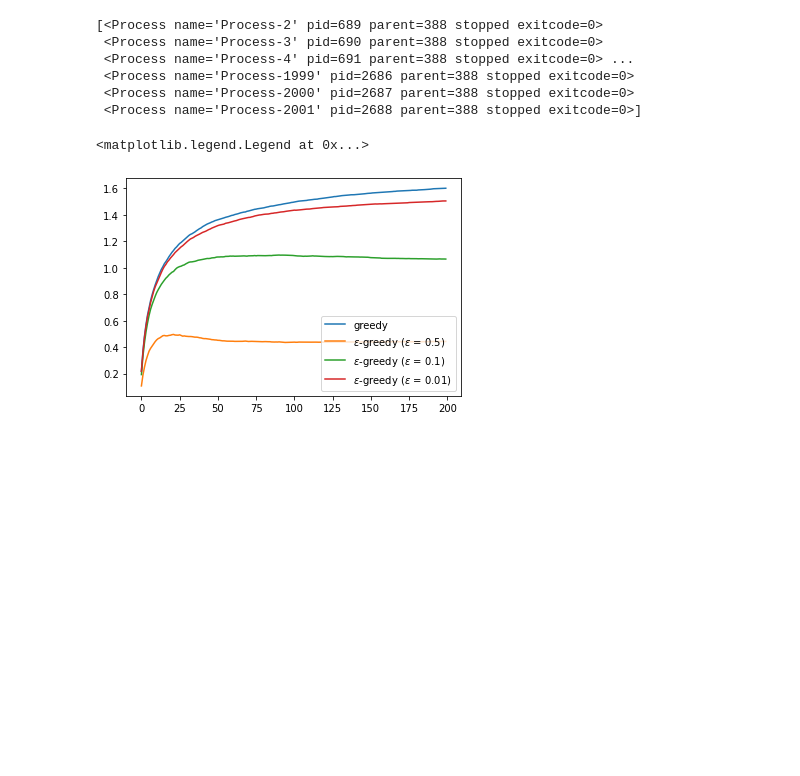
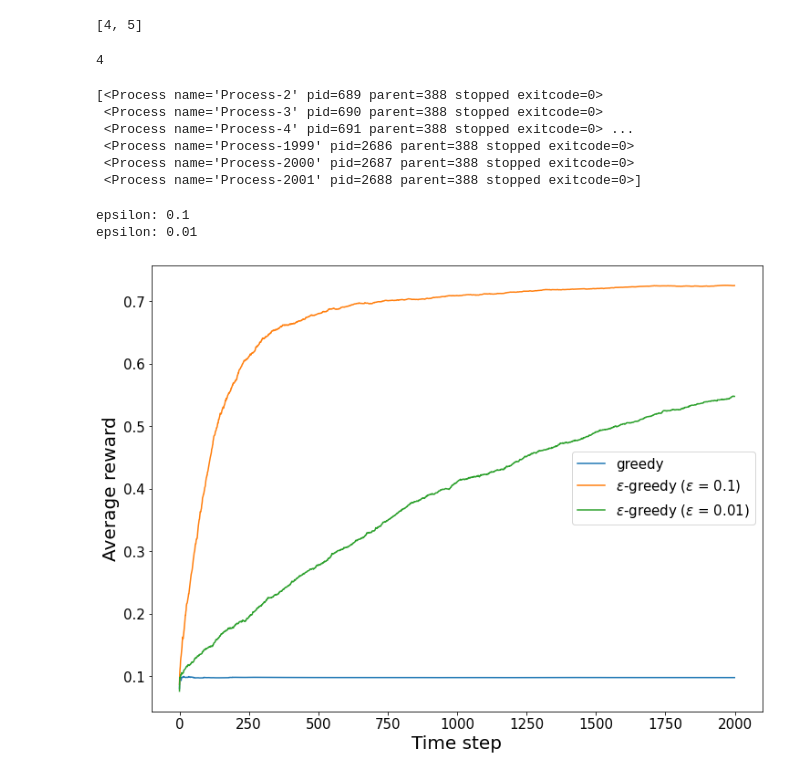
Before and after one commit to cromz22/bandit, a Jupyter notebook: bandit.ipynb, the cells around one changed output. Cells and saved outputs as stored; diff of their text form; code cells hidden in the pictures; blank space fills up the shorter version.

Commit message:
output figures

```diff
--- a/bandit.ipynb
+++ b/bandit.ipynb
@@ -5,15 +38,30 @@ from multiprocessing import Pool
+# %%
+def choose(a):
+    if len(a) == 1:
+        return a[0]
+    else:
+        choice = np.random.randint(len(a))
+        return a[choice]
+# %%
+# example
+e = [1, 1, 2, 3, 5, 5]
+a = argmax(e)
+print(a)
+choose(a)
+# %% [output]
+[4, 5]
+4
 # %%
 def greedy(k, T):
-    qstars = [np.random.normal() for i in range(k)]
+#     qstars = [np.random.normal() for i in range(k)]
     q_estimates = np.zeros(k) # Q(a) = 0 for a in range(k)
     counter = np.zeros(k) # N(a) = 0 for a in range(k)
     avg_reward = []
 
     for i in range(T):
         reward_options = [np.random.normal(loc=qstars[j]) for j in range(k)]
-        action = np.argmax(reward_options) # A = argmax_a Q(a)
-        # np.argmax is not good when there are two or more same values in the array,
-        # but I ignore that case because it is unlikely to happen
+        action_options = argmax(q_estimates) # A = argmax_a Q(a)
+        action = choose(action_options) # breaking ties randomly
         reward_this_time = reward_options[action] # R = bandit(A)
         counter[action] += 1 # N(A) = N(A) + 1
         q_estimates[action] += (reward_this_time - q_estimates[action]) / counter[action] # Q(A) = Q(A) + (R - Q(A)) / N(A)
@@ -21,18 +69,19 @@ def greedy(k, T):
     return avg_reward
 # %%
 def epsilon_greedy(k, T, epsilon):
-    qstars = [np.random.normal() for i in range(k)]
+#     qstars = [np.random.normal() for i in range(k)]
     q_estimates = np.zeros(k) # Q(a) = 0 for a in range(k)
     counter = np.zeros(k) # N(a) = 0 for a in range(k)
     avg_reward = []
 
     for i in range(T):
         reward_options = [np.random.normal(loc=qstars[j]) for j in range(k)]
-        rand = np.random.rand()
+        rand = np.random.rand() # 0 <= rand < 1, uniform distribution
         if rand < epsilon:
             action = np.random.randint(k) # A = a random action
         else:
-            action = np.argmax(reward_options) # A = argmax_a Q(a)
+            action_options = argmax(q_estimates) # A = argmax_a Q(a)
+            action = choose(action_options)
         reward_this_time = reward_options[action] # R = bandit(A)
         counter[action] += 1 # N(A) = N(A) + 1
         q_estimates[action] += (reward_this_time - q_estimates[action]) / counter[action] # Q(A) = Q(A) + (R - Q(A)) / N(A)
@@ -56,25 +105,34 @@ def epsilon_greedy(k, T, epsilon):
  <Process name='Process-2001' pid=2688 parent=388 stopped exitcode=0>]
 # %%
 k = 10
-T = 1000
-n_iter = 1000
-epsilons = [0.5, 0.1, 0.01]
+T = 2000
+n_iter = 500
+epsilons = [0.1, 0.01]
 # %%
 avg_reward_greedy = np.array([greedy(k, T) for _i in range(n_iter)])
 # %%
 avg_rewards_epsilon_greedy = []
 for epsilon in epsilons:
+    print(f"epsilon: {epsilon}")
     avg_rewards_epsilon_greedy.append(np.array([epsilon_greedy(k, T, epsilon) for _j in range(n_iter)]))
+# %% [output]
+epsilon: 0.1
+epsilon: 0.01
 # %%
 avg_avg_reward_greedy = avg_reward_greedy.mean(axis=0)
 avg_avg_rewards_epsilon_greedy = []
 for i in range(len(epsilons)):
     avg_avg_rewards_epsilon_greedy.append(avg_rewards_epsilon_greedy[i].mean(axis=0))
 # %%
-plt.plot(np.arange(200), avg_avg_reward_greedy[:200], label="greedy")
+fig = plt.figure(figsize=(12, 9))
+ax = fig.add_subplot(111)
+ax.plot(np.arange(T), avg_avg_reward_greedy, label="greedy")
 for i, epsilon in enumerate(epsilons):
-    plt.plot(np.arange(200), avg_avg_rewards_epsilon_greedy[i][:200], label="$\epsilon$-greedy ($\epsilon$ = {})".format(epsilon))
-plt.legend()
+    ax.plot(np.arange(T), avg_avg_rewards_epsilon_greedy[i], label="$\epsilon$-greedy ($\epsilon$ = {})".format(epsilon))
+ax.legend(loc="right", fontsize=15)
+ax.tick_params(labelsize=15)
+ax.set_xlabel("Time step", fontsize=20)
+ax.set_ylabel("Average reward", fontsize=20)
+fig.savefig("testbed.png")
 # %% [output]
-<matplotlib.legend.Legend at 0x...>
-[figure, old version]
+[figure, new version]
```
Also changed, not shown: parts of 7 cells of this notebook, 2 other files.
